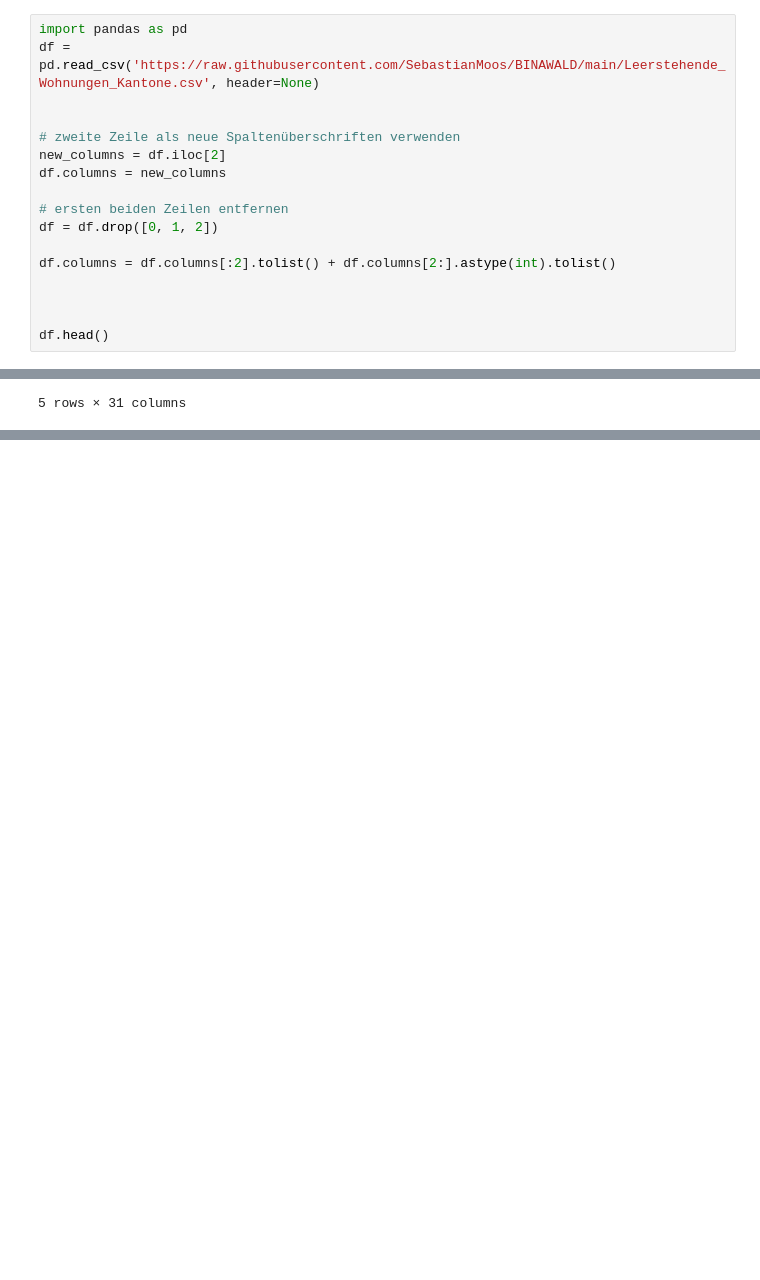
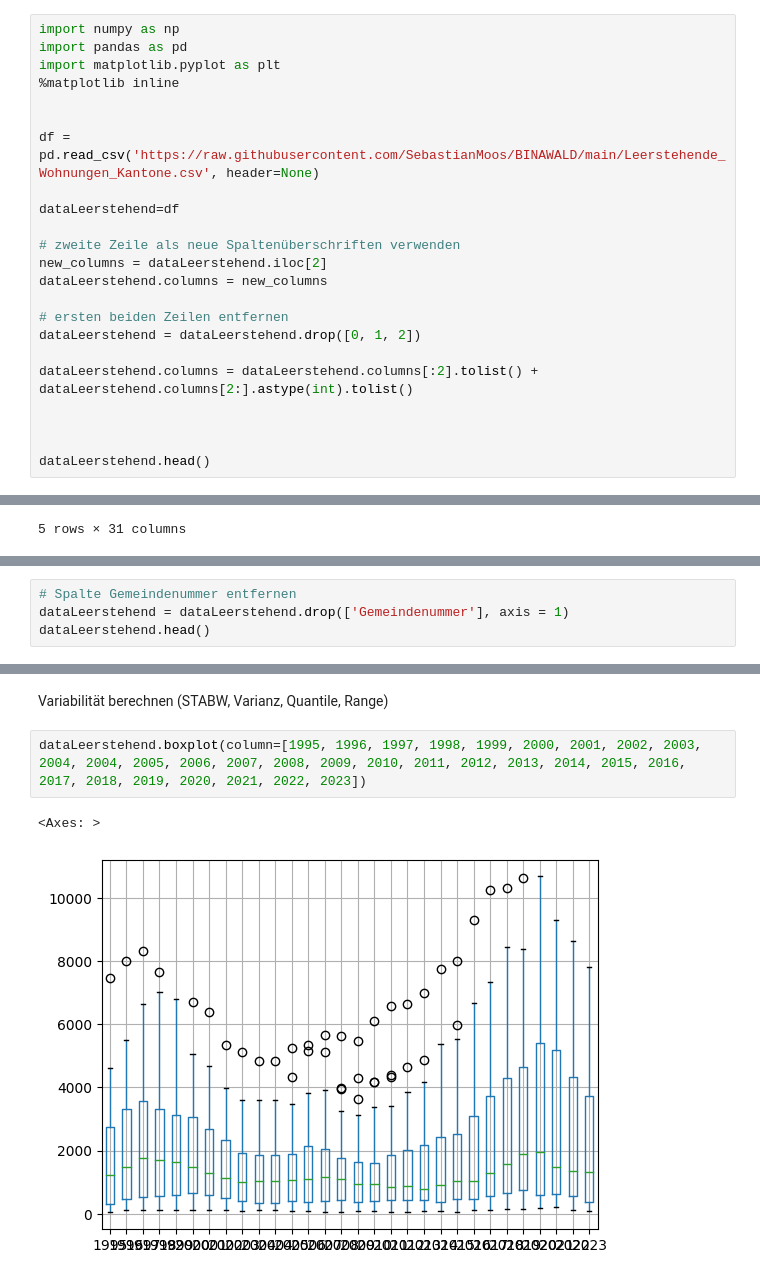
Before and after one commit to GRUPPE-BINA24/Datenspeicher, a Jupyter notebook: Kopie_von_Semesterarbeit_BINA.ipynb, the cells around one changed output, grey strips where cells are left out. Drawn from its saved outputs; the diff is of its cells as text; blank space fills up the shorter version.

```diff
--- a/Kopie_von_Semesterarbeit_BINA.ipynb
+++ b/Kopie_von_Semesterarbeit_BINA.ipynb
@@ -73,20 +62,26 @@ df.head()
 # %%
+import numpy as np
 import pandas as pd
+import matplotlib.pyplot as plt
+%matplotlib inline
+
+
 df = pd.read_csv('https://raw.githubusercontent.com/SebastianMoos/BINAWALD/main/Leerstehende_Wohnungen_Kantone.csv', header=None)
 
+dataLeerstehend=df
 
 # zweite Zeile als neue Spaltenüberschriften verwenden
-new_columns = df.iloc[2]
-df.columns = new_columns
+new_columns = dataLeerstehend.iloc[2]
+dataLeerstehend.columns = new_columns
 
 # ersten beiden Zeilen entfernen
-df = df.drop([0, 1, 2])
+dataLeerstehend = dataLeerstehend.drop([0, 1, 2])
 
-df.columns = df.columns[:2].tolist() + df.columns[2:].astype(int).tolist()
+dataLeerstehend.columns = dataLeerstehend.columns[:2].tolist() + dataLeerstehend.columns[2:].astype(int).tolist()
 
 
 
-df.head()
+dataLeerstehend.head()
 # %% [output]
 |  | Gemeindenummer | Ort | 1995 | 1996 | 1997 | 1998 | 1999 | 2000 | 2001 | 2002 | ... |
 | 3 | AG | Kanton Aargau | 3237.0 | 3870.0 | 4950.0 | 5511.0 | 5164.0 | 5063.0 | 4417.0 | 3378.0 | ... |
@@ -109,0 +93,4 @@ https://raw.githubusercontent.com/GRUPPE-BINA24/Datenspeicher/main/
+# %%
+# Spalte Gemeindenummer entfernen
+dataLeerstehend = dataLeerstehend.drop(['Gemeindenummer'], axis = 1)
+dataLeerstehend.head()
@@ -109,0 +192,7 @@ https://raw.githubusercontent.com/GRUPPE-BINA24/Datenspeicher/main/
+# %% [markdown]
+Variabilität berechnen (STABW, Varianz, Quantile, Range)
+# %%
+dataLeerstehend.boxplot(column=[1995, 1996, 1997, 1998, 1999, 2000, 2001, 2002, 2003, 2004, 2004, 2005, 2006, 2007, 2008, 2009, 2010, 2011, 2012, 2013, 2014, 2015, 2016, 2017, 2018, 2019, 2020, 2021, 2022, 2023])
+# %% [output]
+<Axes: >
+[figure, added]
```
Also changed, not shown: parts of 12 cells of this notebook.
